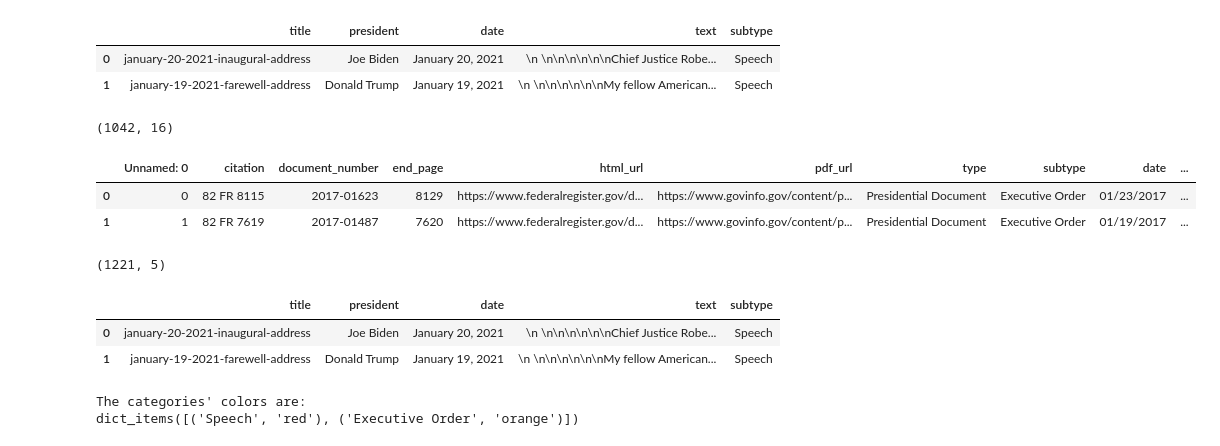
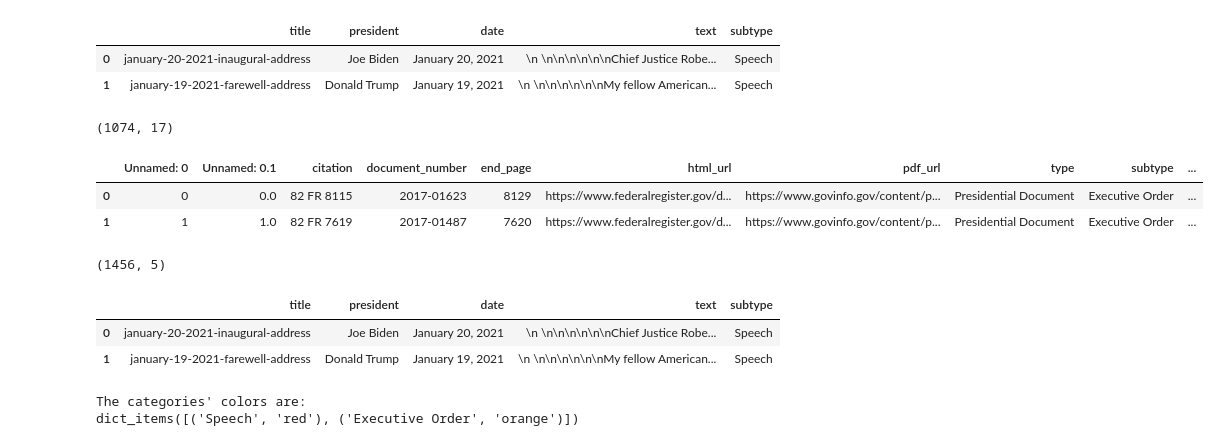
Before and after one commit to RobertoBarrosoLuque/Presidential-Rhetoric-NLP, a Jupyter notebook: exploratory_notebooks/speeches-orders-combined.ipynb, the cells around one changed output. Saved outputs shown, nothing was run; the diff lists cells and outputs as text; code cells hidden in the pictures.

```diff
--- a/exploratory_notebooks/speeches-orders-combined.ipynb
+++ b/exploratory_notebooks/speeches-orders-combined.ipynb
@@ -23,22 +23,23 @@ speeches.head(2)
 | 0 | january-20-2021-inaugural-address | Joe Biden | January 20, 2021 | \n \n\n\n\n\n\nChief Justice Robe... | Speech |
 | 1 | january-19-2021-farewell-address | Donald Trump | January 19, 2021 | \n \n\n\n\n\n\nMy fellow American... | Speech |
 # %%
-orders = pandas.read_csv("../data/exec_orders_w_text")
+orders = pandas.read_csv("../data/full_exec_orders_text.csv")
 orders = orders.rename(columns={'publication_date': 'date', 'order_text': 'text'})
+orders = orders[orders['text'].notna()]
 print(orders.shape)
 orders.head(2)
 # %% [output]
-(1042, 16)
+(1074, 17)
-|  | Unnamed: 0 | citation | document_number | end_page | html_url | pdf_url | type | subtype | date | ... |
-| 0 | 0 | 82 FR 8115 | 2017-01623 | 8129 | https://www.federalregister.gov/d... | https://www.govinfo.gov/content/p... | Presidential Document | Executive Order | 01/23/2017 | ... |
-| 1 | 1 | 82 FR 7619 | 2017-01487 | 7620 | https://www.federalregister.gov/d... | https://www.govinfo.gov/content/p... | Presidential Document | Executive Order | 01/19/2017 | ... |
+|  | Unnamed: 0 | Unnamed: 0.1 | citation | document_number | end_page | html_url | pdf_url | type | subtype | ... |
+| 0 | 0 | 0.0 | 82 FR 8115 | 2017-01623 | 8129 | https://www.federalregister.gov/d... | https://www.govinfo.gov/content/p... | Presidential Document | Executive Order | ... |
+| 1 | 1 | 1.0 | 82 FR 7619 | 2017-01487 | 7620 | https://www.federalregister.gov/d... | https://www.govinfo.gov/content/p... | Presidential Document | Executive Order | ... |
 # %%
 data = speeches.append(orders[['title', 'president', 'date', 'text', 'subtype']])
 data = data[data['text'].notna()]
 print(data.shape)
 data.head(2)
 # %% [output]
-(1221, 5)
+(1456, 5)
 |  | title | president | date | text | subtype |
 | 0 | january-20-2021-inaugural-address | Joe Biden | January 20, 2021 | \n \n\n\n\n\n\nChief Justice Robe... | Speech |
 | 1 | january-19-2021-farewell-address | Donald Trump | January 19, 2021 | \n \n\n\n\n\n\nMy fellow American... | Speech |
```
Also changed, not shown: parts of 13 cells of this notebook, 3 other files.
